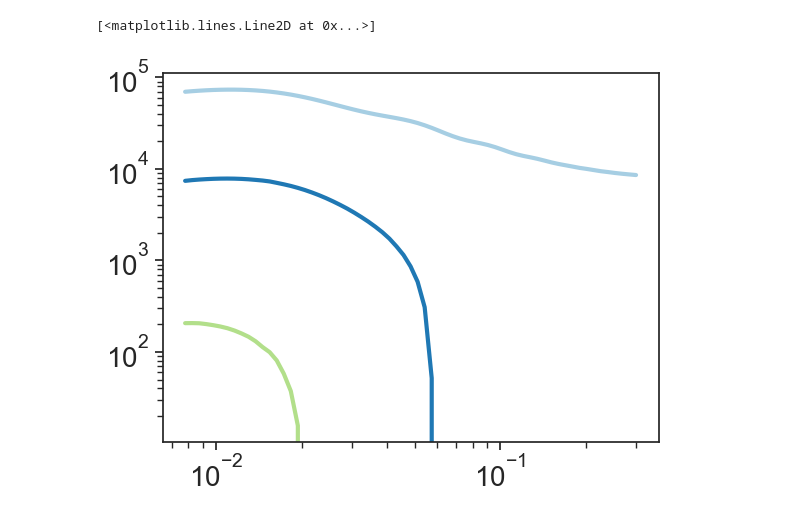
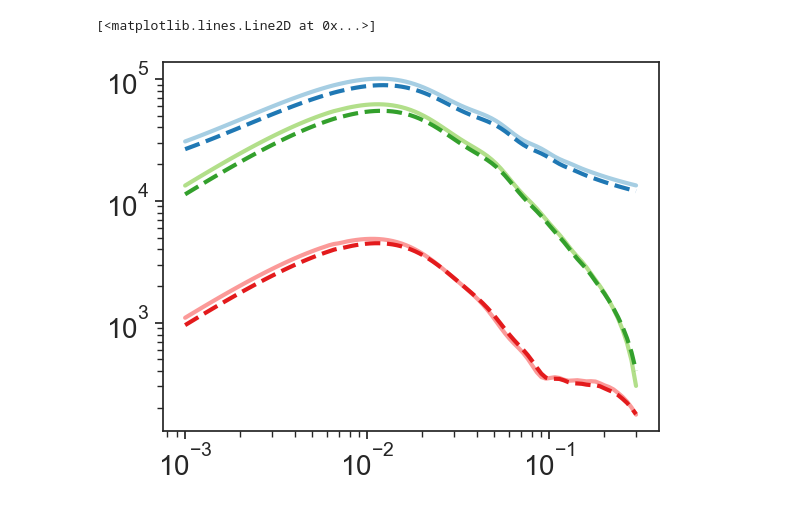
Before and after one commit to cloe-org/cloelib, a Jupyter notebook: notebooks/observables/spectro_protocols.ipynb, the cells around one changed output. Saved outputs shown, nothing was run; the diff lists cells and outputs as text; code cells hidden in the pictures.

Commit message:
gh-66: Comet restored with protocols (#93)
Co-authored-by: Andrea Pezzotta <pezzotta@op09lm.local>
Reviewed by: Guadalupe Cañas-Herrera

```diff
--- a/notebooks/observables/spectro_protocols.ipynb
+++ b/notebooks/observables/spectro_protocols.ipynb
@@ -119,3 +61,9 @@ plt.loglog(k, comet_pk2.Pk2d_rsd(k=k, mu=mu_grid))
+# %%
+comet_pk2 = CometEFT_SpectroPower(background=background, RSD_parameters=RSD_parameters, redshift=1.0)
+# %%
+noise_syst_parameters = {
+ 'NP0': 1.056, 'NP20': 0.0, 'NP22': 0.0,
+ 'fout': 0.0, 'sigmaz': 0.0
+}
 # %%
-pkell = LegendreMultipoles(spectro_power= comet_pk2,
-                 nbar=1e-4, sigmaz=0, fout= 1, redshift=1)
+mps_spectro = LegendreMultipoles(comet_pk2, background_fiducial, noise_syst_parameters, nbar=1e-4)
@@ -124,7 +70,14 @@ pkells = pkell.power_multipoles(k=k, ells=[0, 2, 4], parameters=comet_pk2.parame
-# %%
-plt.loglog(k, pkells['ell0'])
-plt.loglog(k, pkells['ell2'])
-plt.loglog(k, pkells['ell4']) #I think I messed up something, but you get the flow
-# %% [output]
-[<matplotlib.lines.Line2D at 0x...>]
-[figure, removed]
+# %%
+k = np.logspace(-3, np.log10(0.3), 101)
+mps = mps_spectro.power_multipoles(k=k, ells=[0,2,4])
+mps_noAP = mps_spectro.power_multipoles(k=k, ells=[0,2,4], use_AP=False)
+# %%
+plt.loglog(k, mps['ell0'])
+plt.loglog(k, mps_noAP['ell0'], ls='--')
+plt.loglog(k, mps['ell2'])
+plt.loglog(k, mps_noAP['ell2'], ls='--')
+plt.loglog(k, mps['ell4'])
+plt.loglog(k, mps_noAP['ell4'], ls='--')
+# %% [output]
+[<matplotlib.lines.Line2D at 0x...>]
+[figure, added]
```
Also changed, not shown: parts of 16 cells of this notebook, 6 other files.
